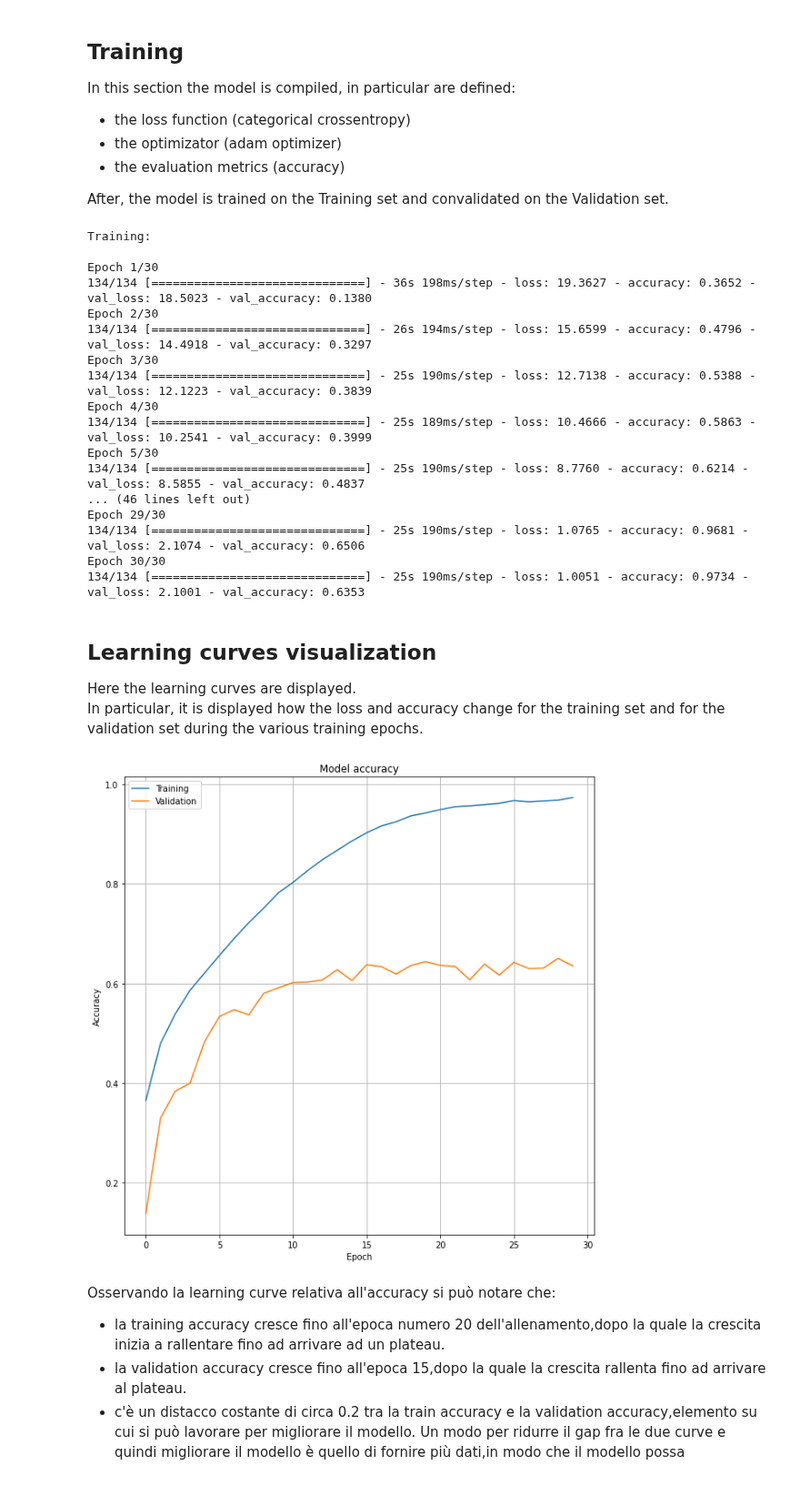
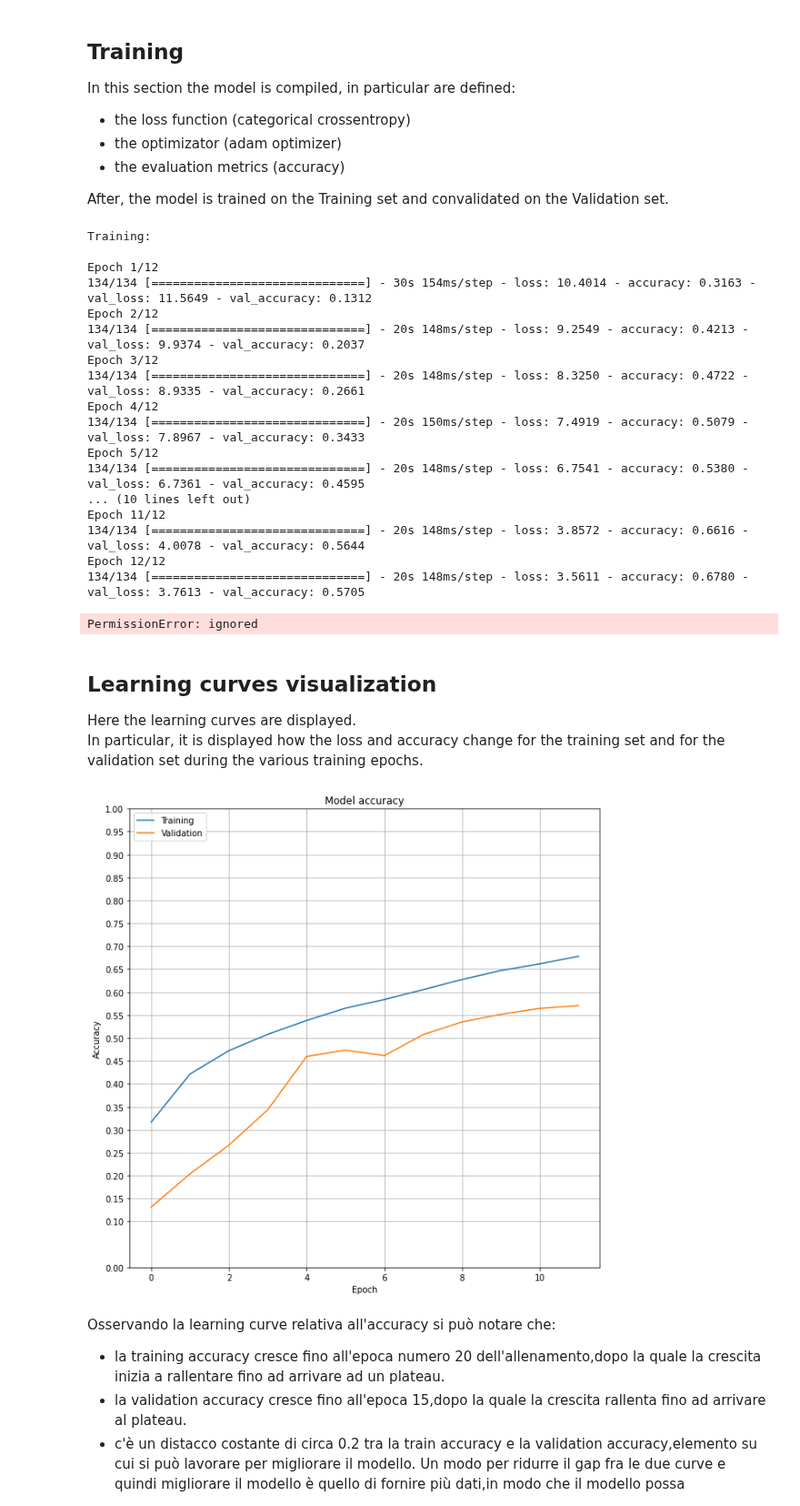
Before and after one commit to matteo-bertini/Facial-Expression-Recognition, a Jupyter notebook: Five_Layers_CNN.ipynb, the cells around one changed output. Shown at 91% size. Drawn from its saved outputs; the diff is of its cells as text; code cells hidden in the pictures.

Commit message:
tuning update
- tuning di iperparametri di VGG16 e Five-Layers-CNN

```diff
--- a/Five_Layers_CNN.ipynb
+++ b/Five_Layers_CNN.ipynb
@@ -122,7 +122,7 @@ model.add(BatchNormalization())
 model.add(ReLU())
 #-------------------------------------------------------------------------------------------------------------------------------#
 model.add(MaxPooling2D(pool_size = (2, 2),strides = (2,2)))
-model.add(Dropout(0.25))
+model.add(Dropout(0.3))
 #-------------------------------------------------------------------------------------------------------------------------------#
 
 # Third Layer
@@ -136,20 +136,20 @@ model.add(BatchNormalization())
 model.add(ReLU())
 #-------------------------------------------------------------------------------------------------------------------------------#
 model.add(MaxPooling2D(pool_size = (2, 2),strides = (2,2)))
-model.add(Dropout(0.25))
+model.add(Dropout(0.3))
 #-------------------------------------------------------------------------------------------------------------------------------#
 
 # Fourth Layer
 #--------------------------------------------- ADDING THE 2D CONVOLUTION -------------------------------------------------------#
-model.add(Conv2D(filters = 512,kernel_size = (3, 3),padding = 'same',kernel_initializer = 'he_normal',kernel_regularizer = L2(0.01),bias_regularizer = L2(0.01)))
-model.add(BatchNormalization())
-model.add(ReLU())
+#model.add(Conv2D(filters = 512,kernel_size = (3, 3),padding = 'same',kernel_initializer = 'he_normal',kernel_regularizer = L2(0.01),bias_regularizer = L2(0.01)))
+#model.add(BatchNormalization())
+#model.add(ReLU())
 #-------------------------------------------------------------------------------------------------------------------------------#
 model.add(Flatten(name='flatten'))
 model.add(Dense(512))
 model.add(BatchNormalization())
 model.add(ReLU())
-model.add(Dropout(0.25))
+model.add(Dropout(0.3))
 model.add(Dense(7,activation='softmax'))
 
 
@@ -370,69 +370,70 @@ callbacks = [early_stopping]
 # Training the model
 
 print("Training:\n")
-num_epochs = 30
+num_epochs = 12
 batch_size = 256
 history = model.fit(X_train,y_train,batch_size=batch_size,epochs=num_epochs,callbacks=callbacks,validation_data=(X_val, y_val),class_weight=weights)
 
 # Saving the history to visualize the learning curves even without having trained the network (future use)
 
-with open("/content/drive/MyDrive/Facial-Expression-Recognition/Five_Layers_CNN_history.pi", 'wb') as file_pi:
+with open("/content/drive/MyDrive/Facial-Expression-Recognition/Five-Layers-CNN (Classic)/Five_Layers_CNN_history.pi", 'wb') as file_pi:
     pickle.dump(history.history, file_pi)
 # %% [output]
 Training:
 
-Epoch 1/30
-134/134 [==============================] - 36s 198ms/step - loss: 19.3627 - accuracy: 0.3652 - val_loss: 18.5023 - val_accuracy: 0.1380
-Epoch 2/30
-134/134 [==============================] - 26s 194ms/step - loss: 15.6599 - accuracy: 0.4796 - val_loss: 14.4918 - val_accuracy: 0.3297
-Epoch 3/30
-134/134 [==============================] - 25s 190ms/step - loss: 12.7138 - accuracy: 0.5388 - val_loss: 12.1223 - val_accuracy: 0.3839
-Epoch 4/30
-134/134 [==============================] - 25s 189ms/step - loss: 10.4666 - accuracy: 0.5863 - val_loss: 10.2541 - val_accuracy: 0.3999
-Epoch 5/30
-134/134 [==============================] - 25s 190ms/step - loss: 8.7760 - accuracy: 0.6214 - val_loss: 8.5855 - val_accuracy: 0.4837
-... (46 lines left out)
-Epoch 29/30
-134/134 [==============================] - 25s 190ms/step - loss: 1.0765 - accuracy: 0.9681 - val_loss: 2.1074 - val_accuracy: 0.6506
-Epoch 30/30
-134/134 [==============================] - 25s 190ms/step - loss: 1.0051 - accuracy: 0.9734 - val_loss: 2.1001 - val_accuracy: 0.6353
+Epoch 1/12
+134/134 [==============================] - 30s 154ms/step - loss: 10.4014 - accuracy: 0.3163 - val_loss: 11.5649 - val_accuracy: 0.1312
+Epoch 2/12
+134/134 [==============================] - 20s 148ms/step - loss: 9.2549 - accuracy: 0.4213 - val_loss: 9.9374 - val_accuracy: 0.2037
+Epoch 3/12
+134/134 [==============================] - 20s 148ms/step - loss: 8.3250 - accuracy: 0.4722 - val_loss: 8.9335 - val_accuracy: 0.2661
+Epoch 4/12
+134/134 [==============================] - 20s 150ms/step - loss: 7.4919 - accuracy: 0.5079 - val_loss: 7.8967 - val_accuracy: 0.3433
+Epoch 5/12
+134/134 [==============================] - 20s 148ms/step - loss: 6.7541 - accuracy: 0.5380 - val_loss: 6.7361 - val_accuracy: 0.4595
+... (10 lines left out)
+Epoch 11/12
+134/134 [==============================] - 20s 148ms/step - loss: 3.8572 - accuracy: 0.6616 - val_loss: 4.0078 - val_accuracy: 0.5644
+Epoch 12/12
+134/134 [==============================] - 20s 148ms/step - loss: 3.5611 - accuracy: 0.6780 - val_loss: 3.7613 - val_accuracy: 0.5705
+PermissionError: ignored
 # %% [markdown]
 ## Learning curves visualization
 Here the learning curves are displayed.\
 In particular, it is displayed how the loss and accuracy change for the training set and for the validation set during the various training epochs.
 # %%
 # Loading training history from saved file
-with open("/content/drive/MyDrive/Facial-Expression-Recognition/Five_Layers_CNN_history.pi", "rb") as file_pi:
+with open("/content/drive/MyDrive/Facial-Expression-Recognition/Five-Layers-CNN (Classic)/Five_Layers_CNN_history.pi", "rb") as file_pi:
     history = pickle.load(file_pi)
 # %%
 # visualizing the accuracy learning curves
 
 # creating the figure
 acc_lc = plt.figure(figsize = (10,10))
 
 # plotting training and validation accuracy
 plt.plot(history["accuracy"])
 plt.plot(history['val_accuracy'])
 
 # setting plot title
 plt.title('Model accuracy')
 
 # setting x and y ticks and labels for the plot
 plt.ylabel('Accuracy')
-#plt.yticks([0.0,0.10,0.15,0.20,0.25,0.30,0.35,0.40,0.45,0.50,0.55,0.60,0.65,0.70,0.75,0.80,0.85,0.90,0.95,1.0])
+plt.yticks([0.0,0.10,0.15,0.20,0.25,0.30,0.35,0.40,0.45,0.50,0.55,0.60,0.65,0.70,0.75,0.80,0.85,0.90,0.95,1.0])
 plt.xlabel('Epoch')
 #plt.xticks(range(0,num_epochs+1))
 
 # setting the legend for the plot
 plt.legend(['Training', 'Validation'], loc='upper left')
 
 # adding the grid
 plt.grid()
 
 # showing the figure
 plt.show(acc_lc)
 # %% [output]
-[figure, old version]
+[figure, new version]
 # %% [markdown]
 Osservando la learning curve relativa all'accuracy si può notare che:
 
```
Also changed, not shown: parts of 8 cells of this notebook, 2 other files.
